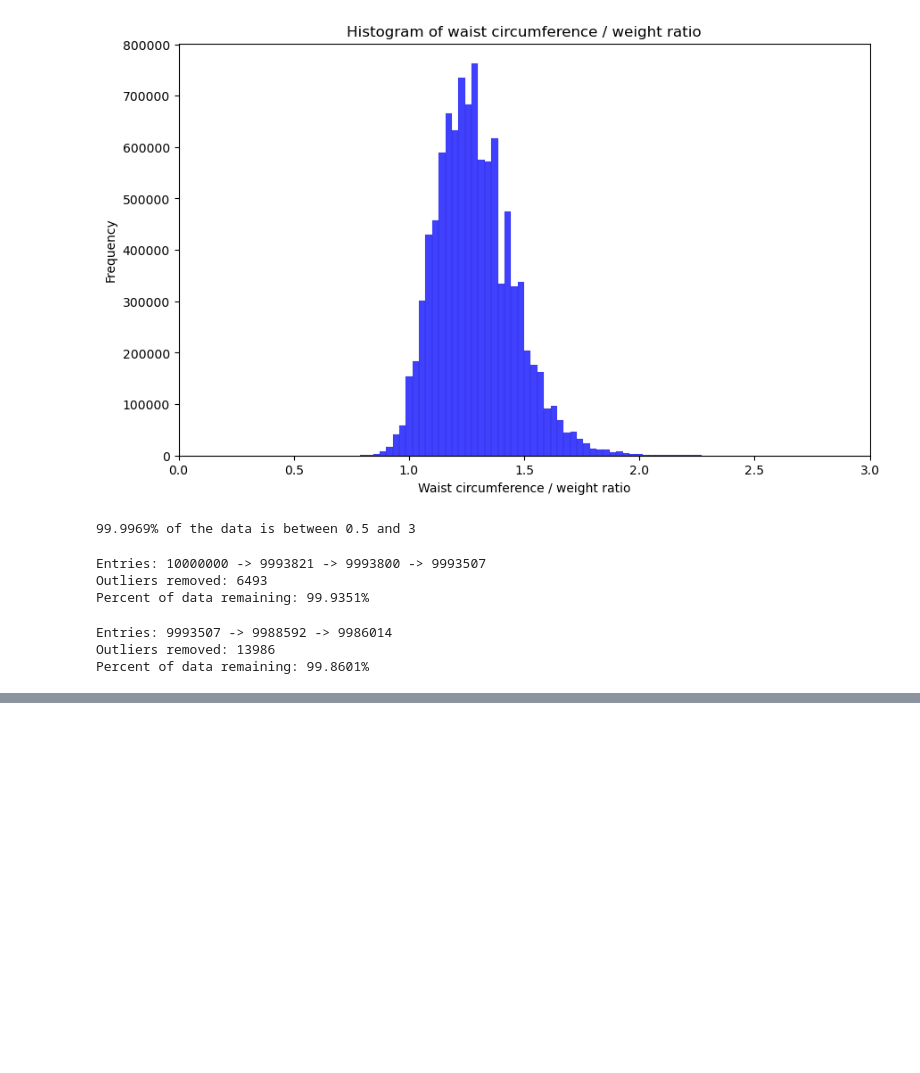
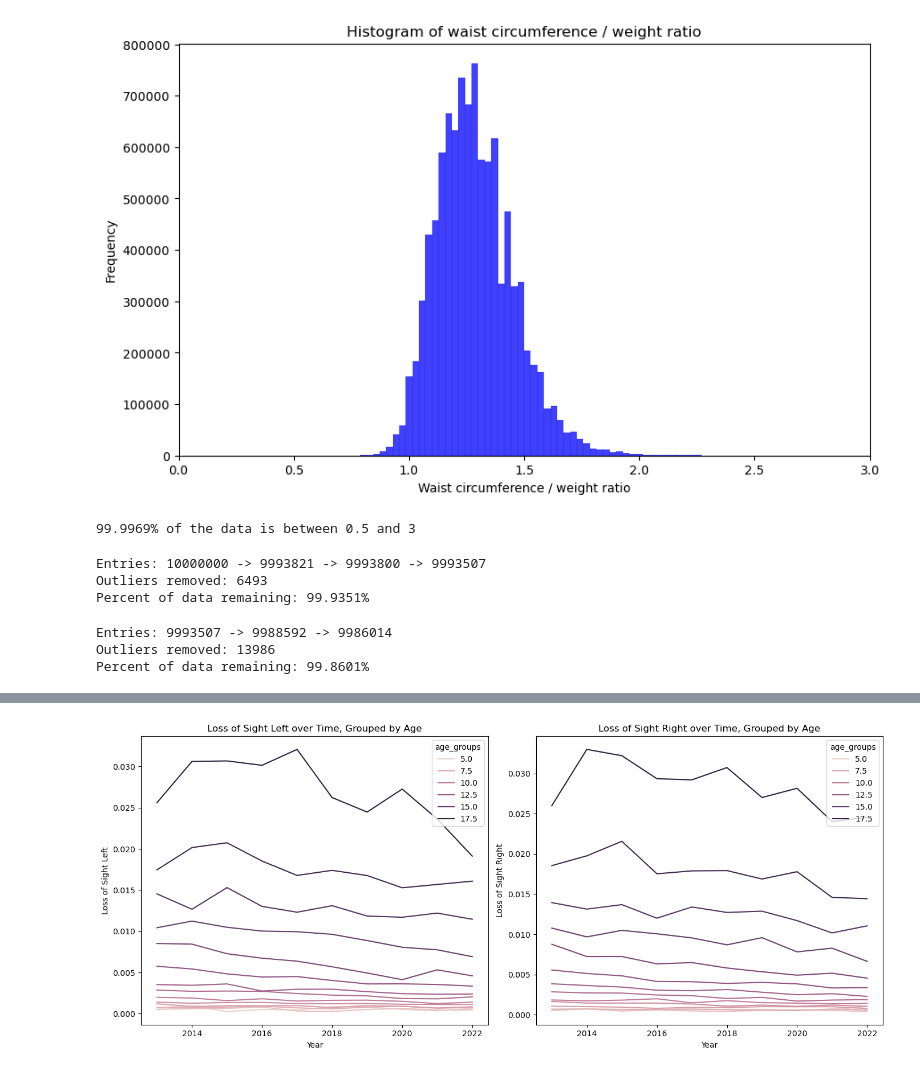
Before and after one commit to tjohns94/csd230finalproject, a Jupyter notebook: explore_wwhs.ipynb, the cells around one changed output, grey strips where cells are left out. Drawn from its saved outputs; the diff is of its cells as text; code cells hidden in the pictures; blank space fills up the shorter version.

```diff
--- a/explore_wwhs.ipynb
+++ b/explore_wwhs.ipynb
@@ -170,0 +240,17 @@ plt.show()
+# %%
+# Create line graphs for 'los_left' and 'los_right', over 'year', by 'age_groups' in 'age_group_en'
+plt.figure(figsize=(14, 6))
+plt.subplot(1, 2, 1)
+sns.lineplot(data=age_group_en, x='year', y='los_left', hue='age_groups')
+plt.title('Loss of Sight Left over Time, Grouped by Age')
+plt.xlabel('Year')
+plt.ylabel('Loss of Sight Left')
+plt.subplot(1, 2, 2)
+sns.lineplot(data=age_group_en, x='year', y='los_right', hue='age_groups')
+plt.title('Loss of Sight Right over Time, Grouped by Age')
+plt.xlabel('Year')
+plt.ylabel('Loss of Sight Right')
+plt.tight_layout()
+plt.show()
+# %% [output]
+[figure, added]
```
Also changed, not shown: parts of 12 cells of this notebook.
